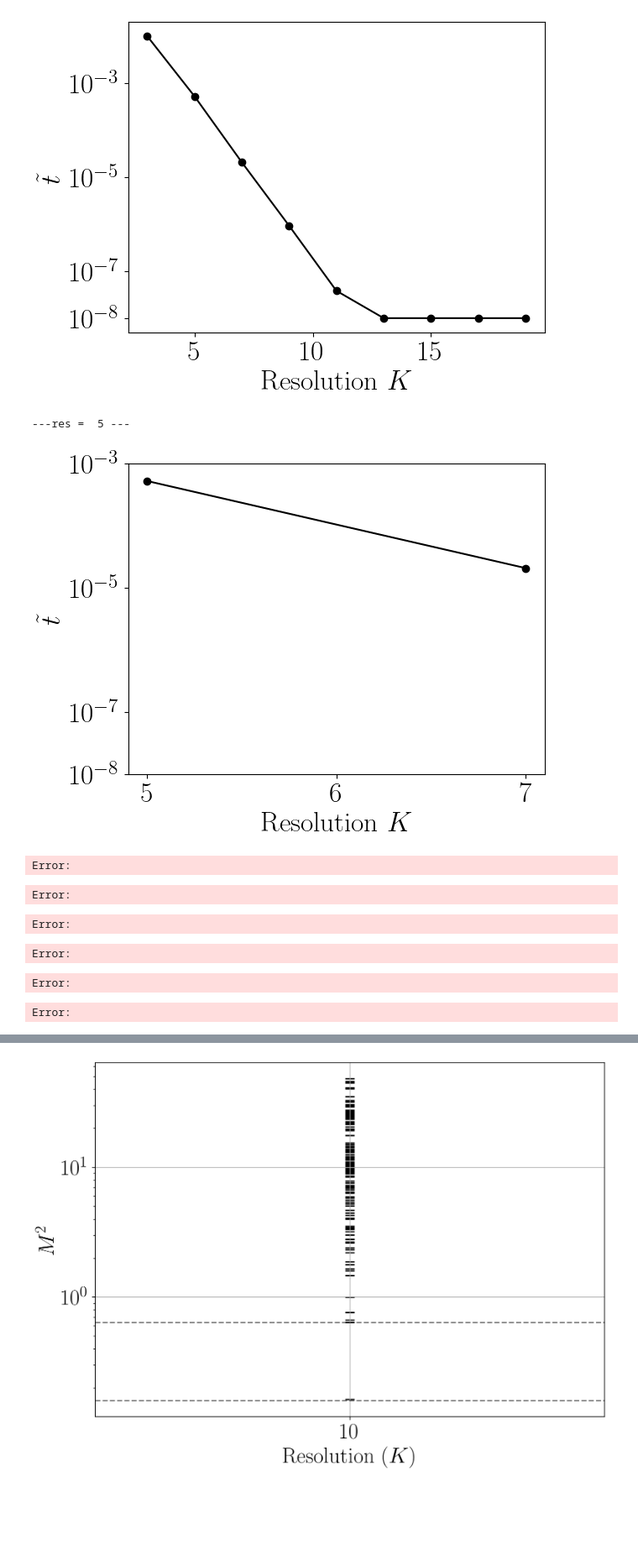
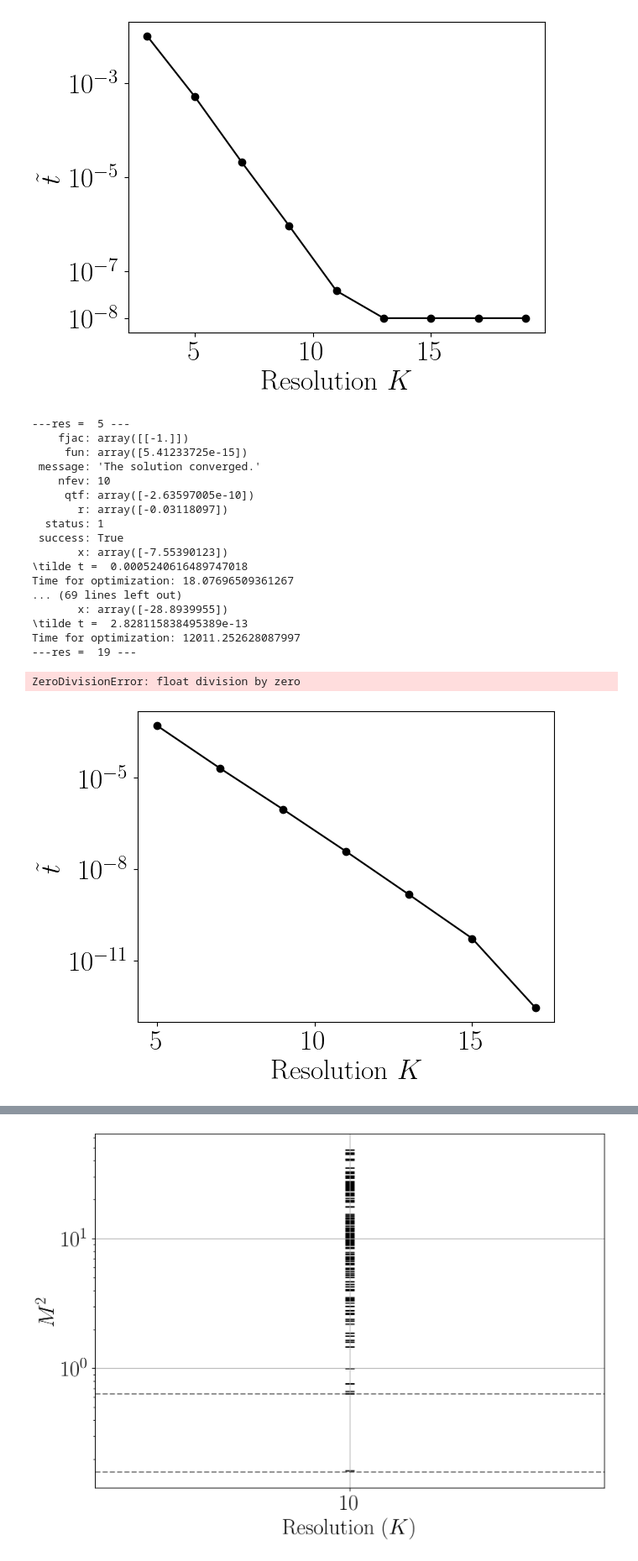
Before and after one commit to cgustin99/OpenParticle, a Jupyter notebook: models/Yukawa/yukawa.ipynb, the cells around one changed output, grey strips where cells are left out. Shown at 84% size. Cells and saved outputs as stored; diff of their text form; code cells hidden in the pictures; blank space fills up the shorter version.

Commit message:
Plot t vs. K

```diff
--- a/models/Yukawa/yukawa.ipynb
+++ b/models/Yukawa/yukawa.ipynb
@@ -493,3 +493,14 @@ def get_renormalized_eigenstates(resolutions, t,  g, mf, mb, Q, num_eigenstates,
     padded_eigenvalues = padded_eigenvalues.T
     # assert all(padded_eigenvalues > 0)
     return padded_eigenvalues, eigenstates
+# %%
+plt.figure(figsize = (10,5), dpi = 200)
+t = np.linspace(-2 * np.pi, 2 * np.pi, int(1e6
+                                           ))
+x = np.sin(-4 * t) + t
+y = 2 * np.cos(-4 * t) + 3
+plt.ylim(0, 10)
+plt.xlim(-5.6, 5.6)
+plt.plot(x, y, color = 'white', linewidth = 3)
+plt.axis('off')
+plt.savefig("gluon_propagator.svg", format="svg", transparent = True)
@@ -496,5 +509,5 @@ def get_renormalized_eigenstates(resolutions, t,  g, mf, mb, Q, num_eigenstates,
 # %%
-max_res = 3
+max_res = 19
 mf = 1
 mb = 0.4
 g = 1
@@ -502,9 +515,11 @@ Q = 0
 n_particles = 4
 num_eigenstates = 'all'
 resolutions = [max_res]
-ts = np.concatenate(([0], np.logspace(-15, -9, num = 3),
-                    np.logspace(-8, -7, num = 2),
-                    np.logspace(-6, -2, num = 5), np.logspace(-1, 1, num = 3)))
+# ts = np.logspace(-15, -12, num = 2)
+ts = [1e-16]
+# ts = np.concatenate(([0], np.logspace(-15, -12, num = 2)))#,
+                    # np.logspace(-8, -7, num = 2),
+                    # np.logspace(-6, -2, num = 5), np.logspace(-1, 1, num = 3)))
 
 eigs = []
 for t in ts:
@@ -648,32 +666,45 @@ def fun(u, res):
 
     return mb**2 - val
 
-max_resolution = 5
+max_resolution = 19
 Ks = np.arange(5, max_resolution + 1, 2)
 Ts_log = []
 for res in Ks:
+    start = time.time()
     print("---res = ", res, "---")
     out = scipy.optimize.root(fun, args = (res,), x0 = np.log(1e-9))
     print(out)
     print(r'\tilde t = ', np.exp(out['x'][0]))
     Ts_log.append(np.exp(out['x'][0]))
+    print("Time for optimization:", time.time() - start)
 # %% [output]
 ---res =  5 ---
+    fjac: array([[-1.]])
+     fun: array([5.41233725e-15])
+ message: 'The solution converged.'
+    nfev: 10
+     qtf: array([-2.63597005e-10])
+       r: array([-0.03118097])
+  status: 1
+ success: True
+       x: array([-7.55390123])
+\tilde t =  0.0005240616489747018
+Time for optimization: 18.07696509361267
+... (69 lines left out)
+       x: array([-28.8939955])
+\tilde t =  2.828115838495389e-13
+Time for optimization: 12011.252628087997
+---res =  19 ---
+ZeroDivisionError: float division by zero
 # %%
-plt.plot(Ks, Ts_log, 'ko-')#, marker = 'o', color = 'k')
+plt.plot(Ks[:-1], Ts_log, 'ko-')#, marker = 'o', color = 'k')
 plt.yscale('log')
 plt.xlabel(f'Resolution $K$')
 plt.ylabel(r'$\tilde t$')
-plt.yticks([1e-3, 1e-5, 1e-7, 1e-8])
+# plt.yticks([1e-3, 1e-5, 1e-7, 1e-8])
 plt.show()
 # %% [output]
-[figure, old version]
+[figure, new version]
-Error:
-Error:
-Error:
-Error:
-Error:
-Error:
 # %%
 max_res = 10
 mf = 1
```
Also changed, not shown: parts of 4 cells of this notebook.
